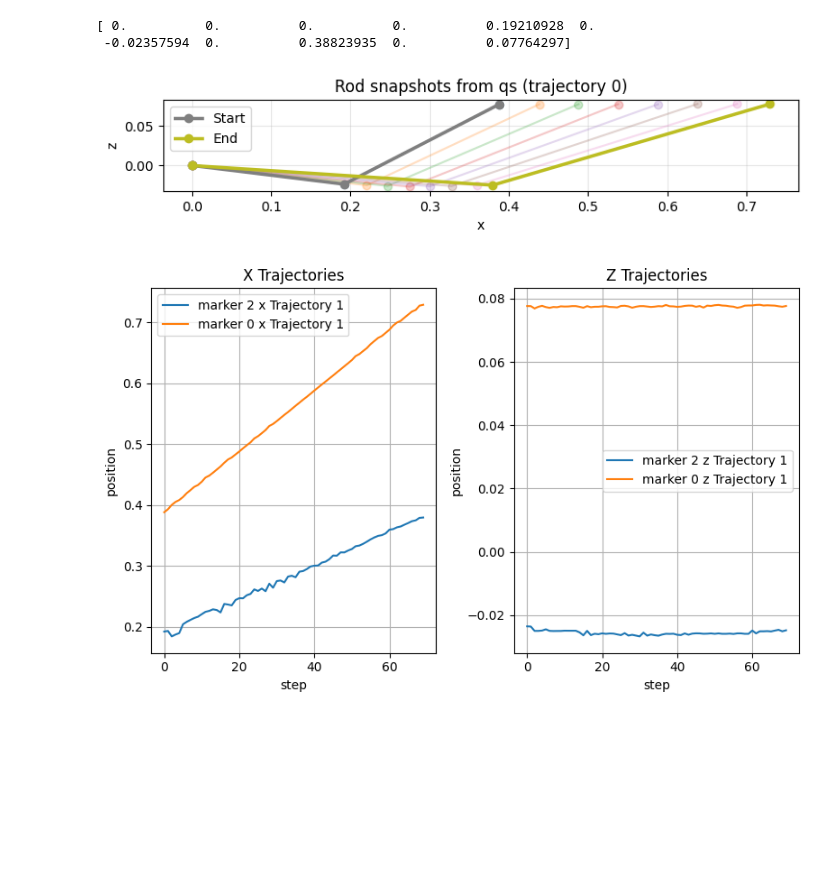
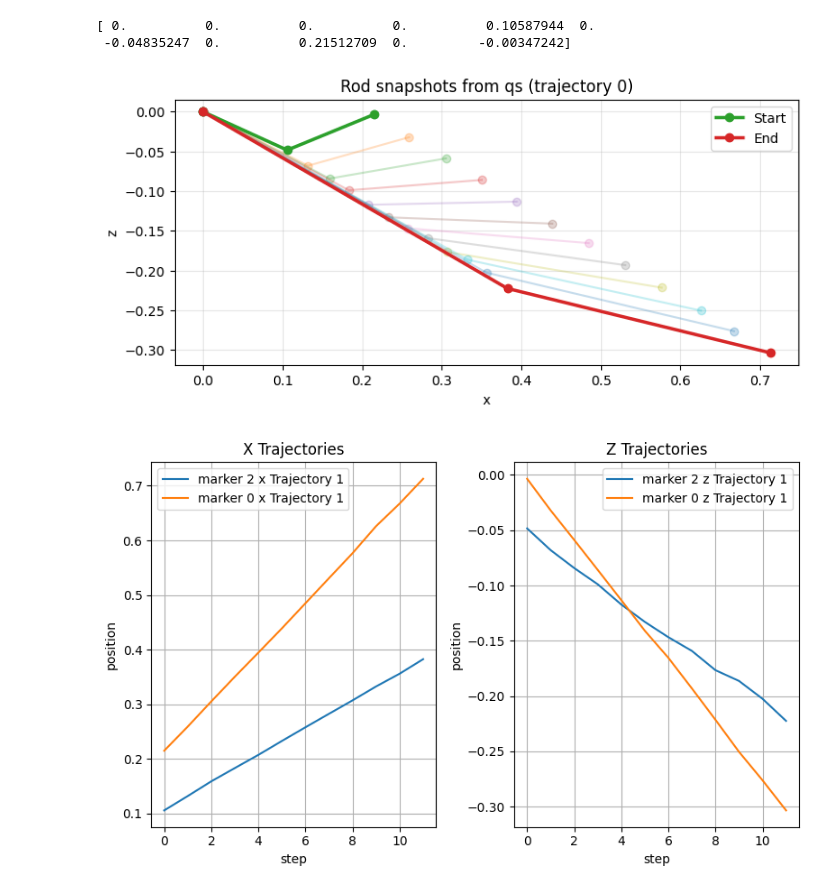
Before and after one commit to ryanchaiyakul/dismech-jax, a Jupyter notebook: examples/slinky/experiment_data/extract_experiment_data_slinky.ipynb, the cells around one changed output. Saved outputs shown, nothing was run; the diff lists cells and outputs as text; code cells hidden in the pictures; blank space fills up the shorter version.

Commit message:
extract slinky experimental data

```diff
--- a/examples/slinky/experiment_data/extract_experiment_data_slinky.ipynb
+++ b/examples/slinky/experiment_data/extract_experiment_data_slinky.ipynb
@@ -8,8 +8,10 @@
 import json
 import numpy as np
 
-file_path = "DLO_slinky_1d_70cm_71pts_v1.json"
+# file_path = "DLO_slinky_1d_70cm_71pts_v1.json"
+file_path = "slinky_test4_12pts_v3.json"
+output_path = "test_dataset.npz"
 # %%
 from extract_data import extract_directbc_dataset, plot_qs_snapshots
-qs, xb, idx_b, lambdas = extract_directbc_dataset(input_json_path=file_path, output_npz_path="directbc_dataset.npz", reverse_trajectory=True, make_plots=True, drop_first_point=True)
+qs, xb, idx_b, lambdas = extract_directbc_dataset(input_json_path=file_path, output_npz_path=output_path, reverse_trajectory=False, make_plots=True, drop_first_point=True)
 # %% [output]
@@ -34,12 +34,12 @@ lambdas shape: (70,)
 # %%
 print(qs[0,0,:])
 # %% [output]
-[ 0.          0.          0.          0.          0.19210928  0.
- -0.02357594  0.          0.38823935  0.          0.07764297]
+[ 0.          0.          0.          0.          0.10587944  0.
+ -0.04835247  0.          0.21512709  0.         -0.00347242]
 # %%
-plot_qs_snapshots(qs, every_step=10)
+plot_qs_snapshots(qs, every_step=1)
 # %% [output]
-[figure, old version]
+[figure, new version]
 # %%
 import matplotlib.pyplot as plt
 
@@ -68,4 +68,4 @@ for i in range(qs.shape[0]):
     plt.tight_layout()
     plt.show()
 # %% [output]
-[figure, old version]
+[figure, new version]
```
Also changed, not shown: parts of 1 cell of this notebook.
